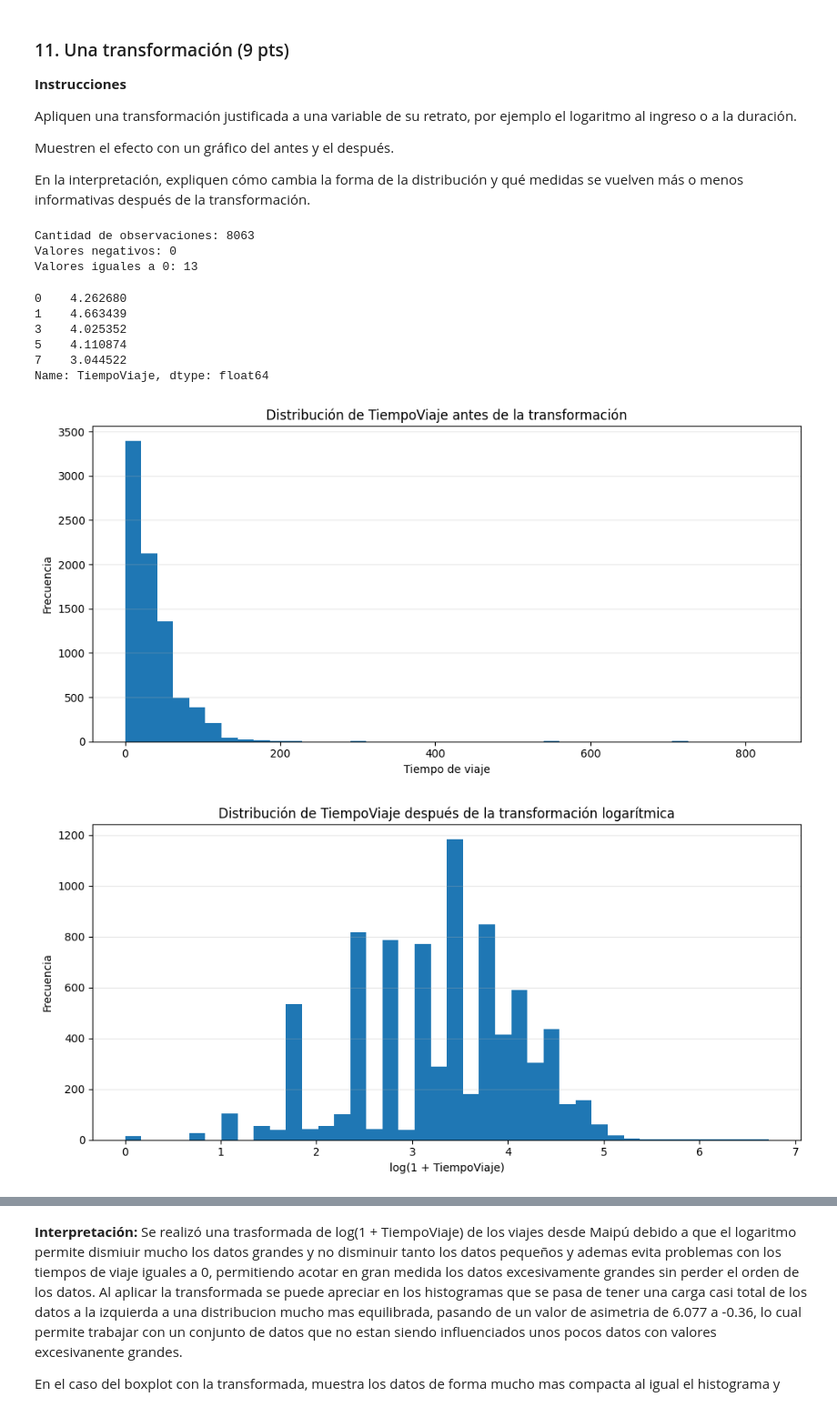
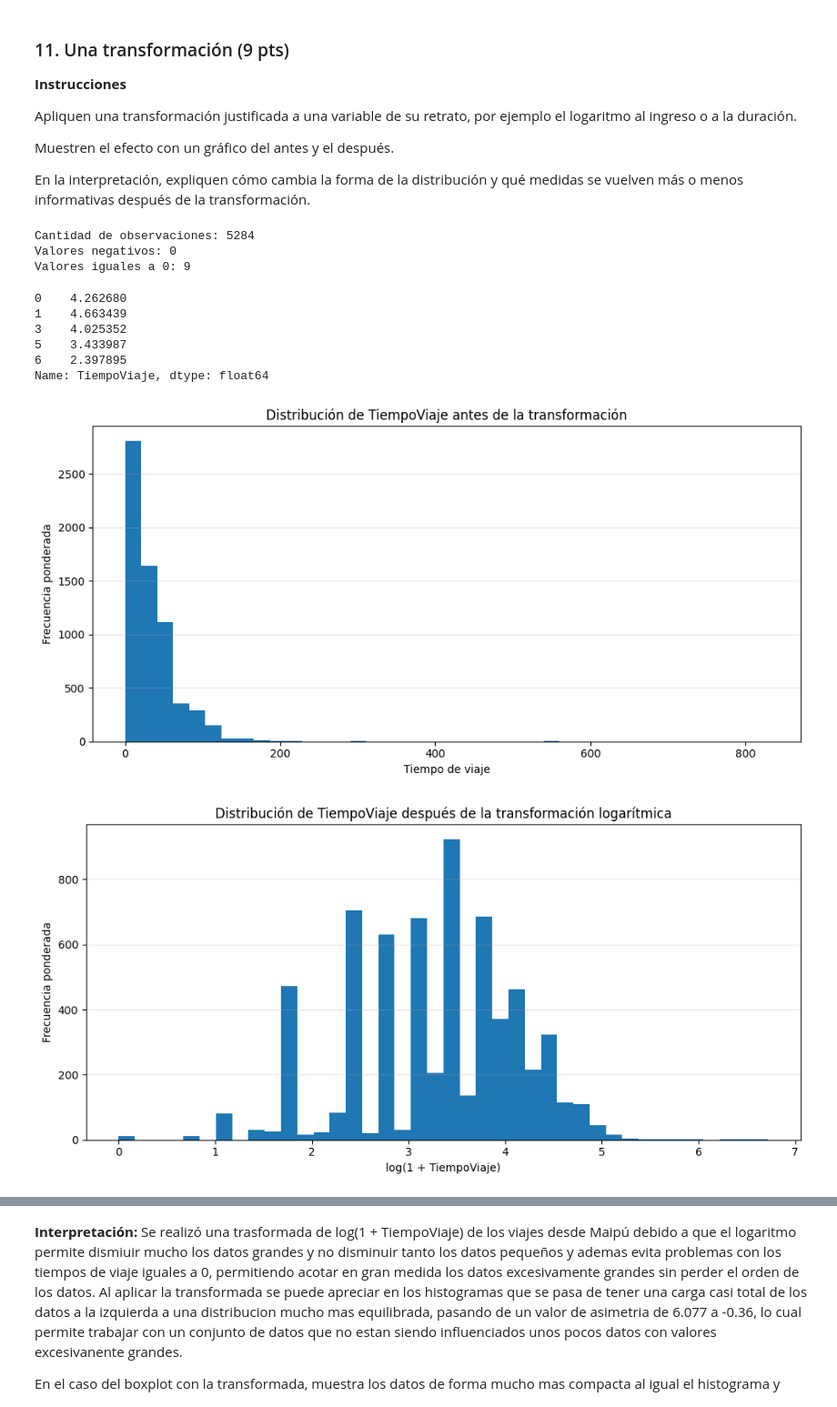
Before and after one commit to GaboDR/tarea1_csDatos, a Jupyter notebook: tarea1_delgado.ipynb, the cells around one changed output, grey strips where cells are left out. Shown at 91% size. Cells and saved outputs as stored; diff of their text form; code cells hidden in the pictures.

```diff
--- a/tarea1_delgado.ipynb
+++ b/tarea1_delgado.ipynb
@@ -1394,7 +1444,7 @@ sin ellos.
 # %%
 # Su código (agreguen las celdas que necesiten)
 distanciaViajes = pd.read_csv(RUTA + "DistanciaViaje.csv", sep=";", decimal=",", low_memory=False)
-distanciaViajesCompleto = pd.merge(viajes, distanciaViajes, on="Viaje", how="left")
+distanciaViajesCompleto = pd.merge(viajes_lab, distanciaViajes, on="Viaje", how="left")
 distanciaViajesCompletoMaipu = distanciaViajesCompleto[distanciaViajesCompleto['ComunaOrigen'] == 94]
 # %%
 # Duraciones válidas
@@ -1598,21 +1789,16 @@ En la interpretación, expliquen cómo cambia la forma de la distribución y qu
 medidas se vuelven más o menos informativas después de la transformación.
 # %%
 # Su código (agreguen las celdas que necesiten)
-# Tiempo de viaje para viajes con origen en Maipú
 tiempo_original = (
     distanciaViajesCompletoMaipu['TiempoViaje']
     .dropna()
 )
-
-print("Cantidad de observaciones:", len(tiempo_original))
-print("Valores negativos:", (tiempo_original < 0).sum())
-print("Valores iguales a 0:", (tiempo_original == 0).sum())
+tiempo_log = np.log1p(tiempo_original)
 # %% [output]
-Cantidad de observaciones: 8063
+Cantidad de observaciones: 5284
 Valores negativos: 0
-Valores iguales a 0: 13
+Valores iguales a 0: 9
 # %%
-# Transformación logarítmica
 tiempo_log = np.log1p(tiempo_original)
 
 tiempo_log.head()
@@ -1620,38 +1806,46 @@ tiempo_log.head()
 0    4.262680
 1    4.663439
 3    4.025352
-5    4.110874
-7    3.044522
+5    3.433987
+6    2.397895
 Name: TiempoViaje, dtype: float64
 # %%
+factor_tiempo_original = distanciaViajesCompletoMaipu.loc[tiempo_original.index, 'FactorLaboralNormal']
+factor_tiempo_log = distanciaViajesCompletoMaipu.loc[tiempo_log.index, 'FactorLaboralNormal']
+
 plt.figure(figsize=(10, 5))
 
 plt.hist(
     tiempo_original,
-    bins=40
+    bins=40,
+    weights=factor_tiempo_original
 )
 
 plt.title('Distribución de TiempoViaje antes de la transformación')
 plt.xlabel('Tiempo de viaje')
-plt.ylabel('Frecuencia')
+plt.ylabel('Frecuencia ponderada')
 plt.grid(axis='y', alpha=0.3)
 plt.tight_layout()
+
 plt.show()
+
 
 plt.figure(figsize=(10, 5))
 
 plt.hist(
     tiempo_log,
-    bins=40
+    bins=40,
+    weights=factor_tiempo_log
 )
 
 plt.title('Distribución de TiempoViaje después de la transformación logarítmica')
 plt.xlabel('log(1 + TiempoViaje)')
-plt.ylabel('Frecuencia')
+plt.ylabel('Frecuencia ponderada')
 plt.grid(axis='y', alpha=0.3)
 plt.tight_layout()
+
 plt.show()
 # %% [output]
-[figure, old version]
+[figure, new version]
-[figure, old version]
+[figure, new version]
 # %%
```
Also changed, not shown: parts of 21 cells of this notebook.
